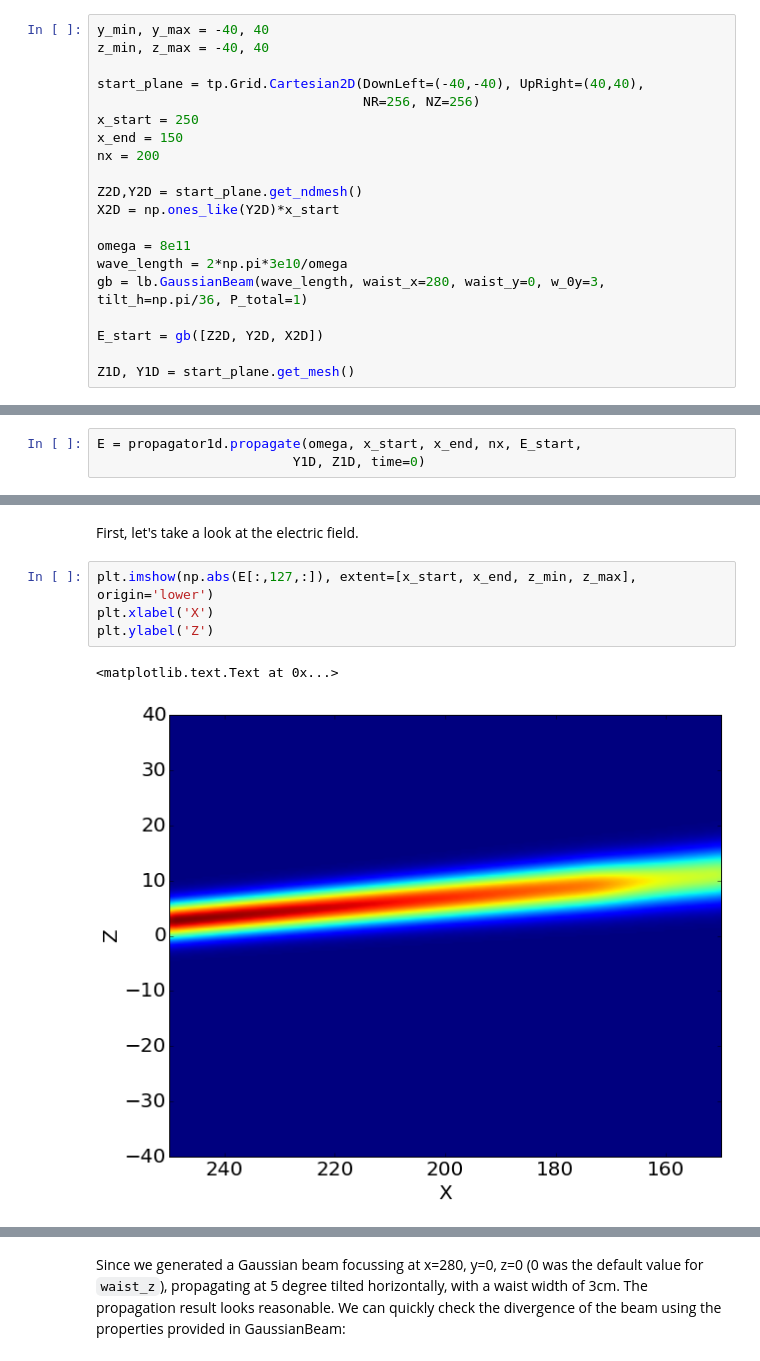
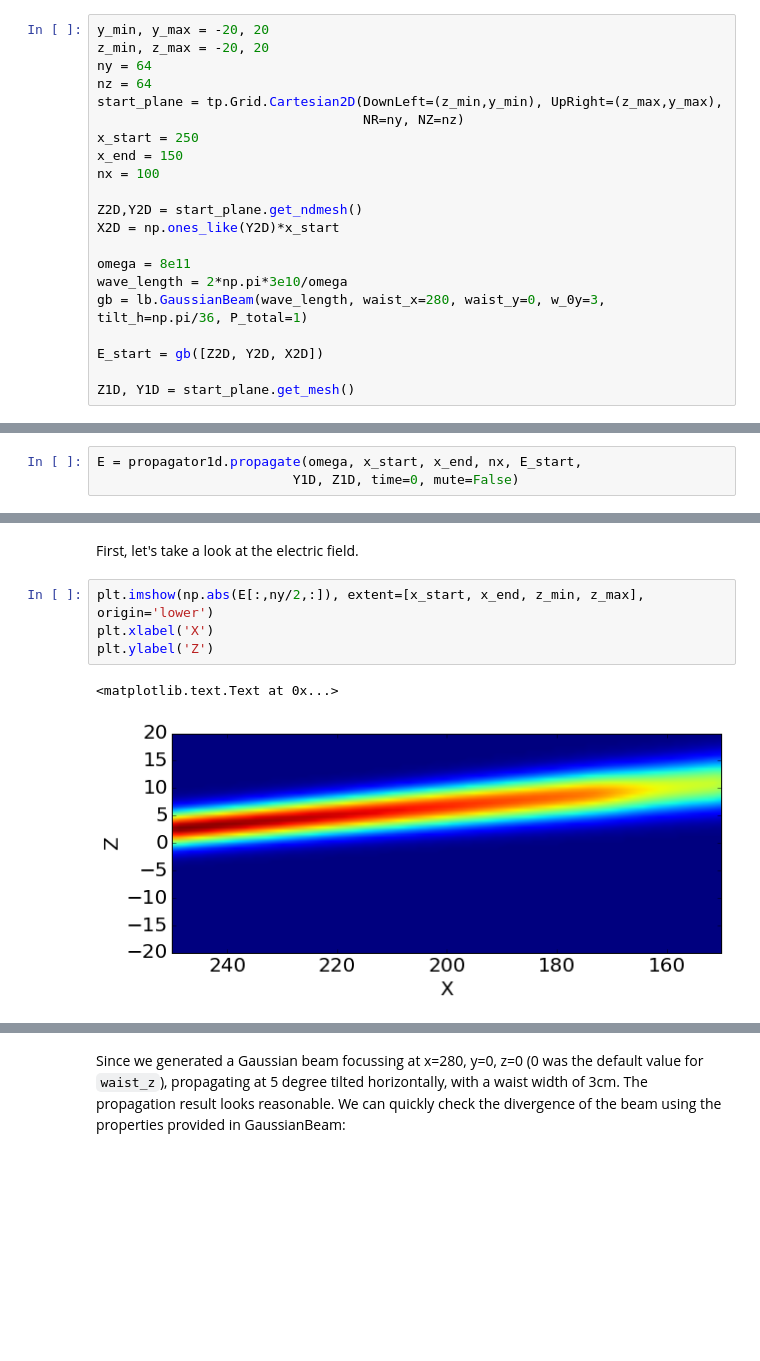
Before and after one commit to LeiShi/Synthetic-Diagnostics-Platform, a Jupyter notebook: Demo/Introduction to FPSDP_Models_Waves_Propagator.ipynb, the cells around one changed output, grey strips where cells are left out. Saved outputs shown, nothing was run; the diff lists cells and outputs as text; blank space fills up the shorter version.

```diff
--- a/Demo/Introduction to FPSDP_Models_Waves_Propagator.ipynb
+++ b/Demo/Introduction to FPSDP_Models_Waves_Propagator.ipynb
@@ -166,14 +166,15 @@ Several remarks:
 # %% [markdown]
 ## 2.3 Generate incidental wave
 # %%
-y_min, y_max = -40, 40
-z_min, z_max = -40, 40
-
-start_plane = tp.Grid.Cartesian2D(DownLeft=(-40,-40), UpRight=(40,40),
-                                  NR=256, NZ=256)
+y_min, y_max = -20, 20
+z_min, z_max = -20, 20
+ny = 64
+nz = 64
+start_plane = tp.Grid.Cartesian2D(DownLeft=(z_min,y_min), UpRight=(z_max,y_max),
+                                  NR=ny, NZ=nz)
 x_start = 250
 x_end = 150
-nx = 200
+nx = 100
 
 Z2D,Y2D = start_plane.get_ndmesh()
 X2D = np.ones_like(Y2D)*x_start
@@ -198,4 +199,4 @@ Z1D, Y1D = start_plane.get_mesh()
 ## 2.4 Propagate
 # %%
 E = propagator1d.propagate(omega, x_start, x_end, nx, E_start,
-                         Y1D, Z1D, time=0)
+                         Y1D, Z1D, time=0, mute=False)
@@ -220,10 +230,10 @@ E = propagator1d.propagate(omega, x_start, x_end, nx, E_start,
 # %% [markdown]
 First, let's take a look at the electric field.
 # %%
-plt.imshow(np.abs(E[:,127,:]), extent=[x_start, x_end, z_min, z_max], origin='lower')
+plt.imshow(np.abs(E[:,ny/2,:]), extent=[x_start, x_end, z_min, z_max], origin='lower')
 plt.xlabel('X')
 plt.ylabel('Z')
 # %% [output]
 <matplotlib.text.Text at 0x...>
-[figure, old version]
+[figure, new version]
 # %%
```
Also changed, not shown: parts of 12 cells of this notebook.
